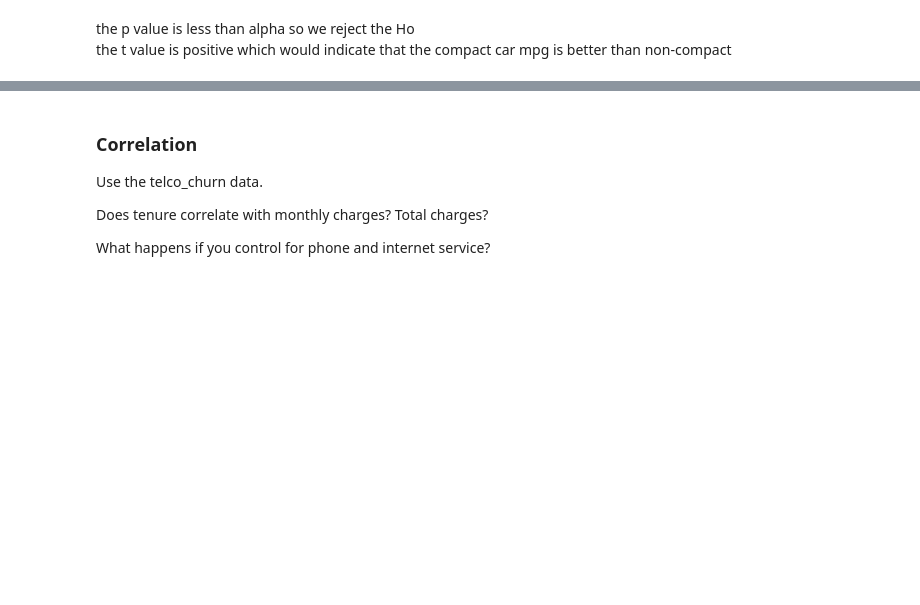
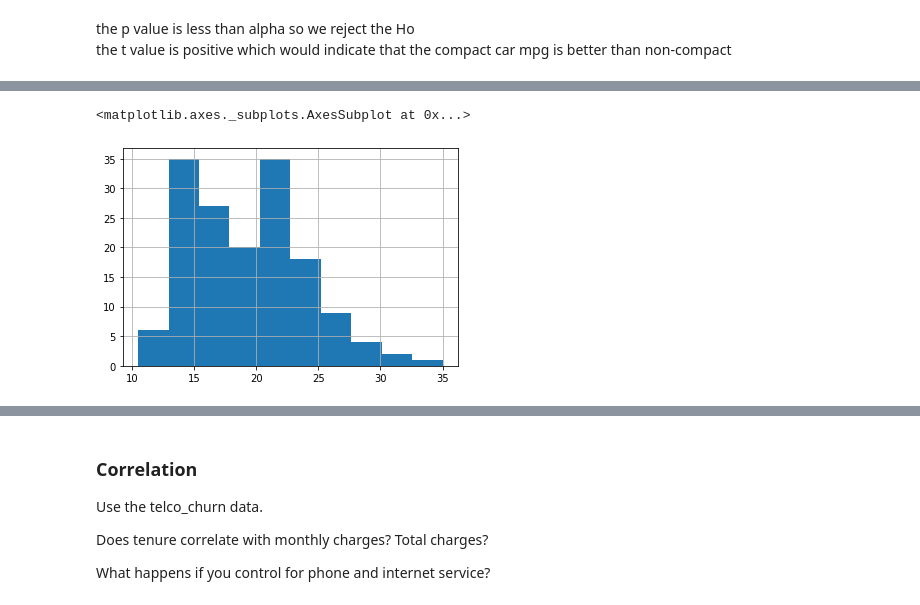
Before and after one commit to RyvynYoung/statistics-exercises, a Jupyter notebook: hypothesis_testing.ipynb, the cells around one changed output, grey strips where cells are left out. Cells and saved outputs as stored; diff of their text form; code cells hidden in the pictures; blank space fills up the shorter version.

```diff
--- a/hypothesis_testing.ipynb
+++ b/hypothesis_testing.ipynb
@@ -402,0 +421,6 @@ the t value is positive which would indicate that the compact car mpg is better
+# %%
+# add column to classify if each row is auto or manual
+# mpg['trans_category'] = np.where(mpg.trans.str.startswith('a'), 'auto', 'manual')
+
+mpg['auto_manual'] = np.where(mpg.trans.str.startswith('a'), 'auto', 'manual')
+mpg.head()
@@ -402,0 +434,10 @@ the t value is positive which would indicate that the compact car mpg is better
+# %%
+# set variables to compare transmission type mpg
+mpgauto = mpg[mpg.auto_manual == 'auto'].avg_mpg
+mpgman = mpg[mpg.auto_manual == 'manual'].avg_mpg
+alpha = .05
+# %%
+mpgauto.hist()
+# %% [output]
+<matplotlib.axes._subplots.AxesSubplot at 0x...>
+[figure, added]
```
Also changed, not shown: parts of 21 cells of this notebook.
